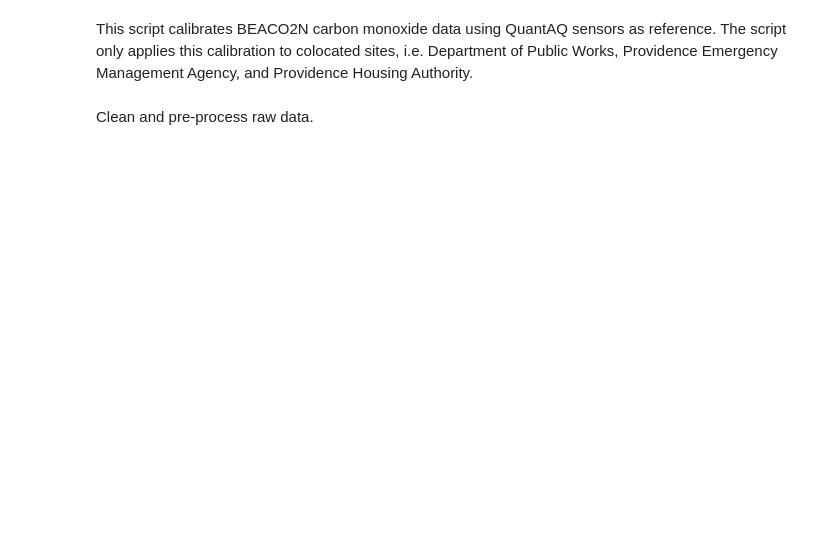
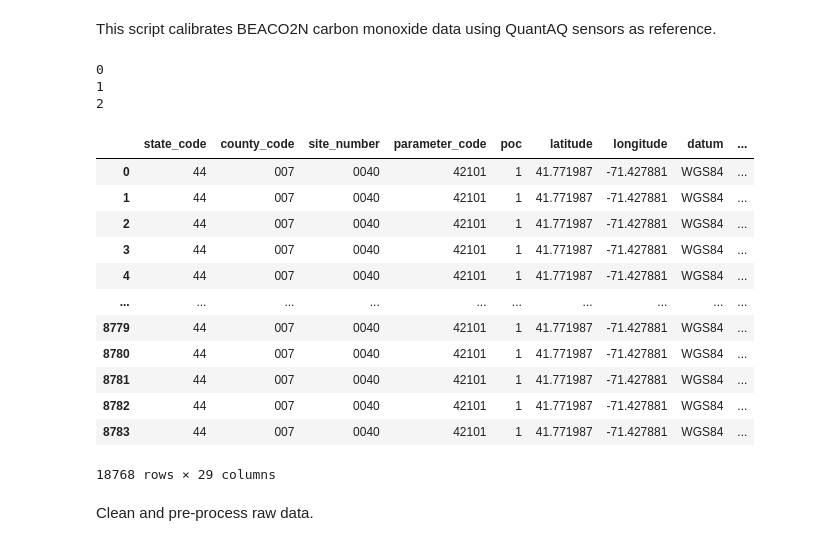
Before and after one commit to dwoodilla/bpp-scripts, a Jupyter notebook: BEACO2N_CO_calibration.ipynb, the cells around one changed output. Cells and saved outputs as stored; diff of their text form; code cells hidden in the pictures; blank space fills up the shorter version.

Commit message:
aqs data added (forgot to save notebook)

```diff
--- a/BEACO2N_CO_calibration.ipynb
+++ b/BEACO2N_CO_calibration.ipynb
@@ -1,5 +1,5 @@
 # %% [markdown]
-This script calibrates BEACO2N carbon monoxide data using QuantAQ sensors as reference. The script only applies this calibration to colocated sites, i.e. Department of Public Works, Providence Emergency Management Agency, and Providence Housing Authority.
+This script calibrates BEACO2N carbon monoxide data using QuantAQ sensors as reference.
 # %%
 # TODO: Merge these imports into the cells where they are used.
 import os
@@ -12,2 +18,63 @@ import typing as t
+# %%
+aqs.aqs_credentials(username="david_mike_woodilla@brown.edu", key="ochrecrane43")
+# RIDEM @ CCRI codes and parameters:
+#   stateFIPS = '44'
+#   countycode = '007'
+#   site = '0022'
+# Parameter no. for carbon monoxide: '42101'
+# display(aqs.bysite.sampledata(
+#     parameter='42101',
+#     bdate=date(2025,1,1),
+#     edate=date(2025,1,31),
+#     stateFIPS='44',
+#     countycode='007',
+#     sitenum='0040'
+# ))
+# bdate = date(2023, 1, 1)
+# edate = date(2023,12,31)
+# display(aqs.bystate.monitors(parameter='42101,42102', bdate=bdate, edate=edate, stateFIPS='44').T)
+
+# display(aqs.bysite.sampledata(
+#     parameter='42101',
+#     bdate=bdate,
+#     edate=edate,
+#     stateFIPS='44',
+#     countycode='007',
+#     sitenum='0040'
+# ))
+byear = 2022
+eyear = 2025
+aqs_df = [pd.DataFrame for _ in range(eyear-byear)]
+for i, year in enumerate(range(byear, eyear)):
+    print(i)
+    aqs_df[i] = aqs.bysite.sampledata(
+        parameter='42101',
+        bdate=date(year, 1, 1),
+        edate=date(year,12,31),
+        stateFIPS='44',
+        countycode='007',
+        sitenum='0040'
+    )
+
+# if type(aqs_df) != pd.DataFrame: raise TypeError("aqs_df is of type AQSAPI_V2, should be of type pd.DataFrame")
+aqs_df = pd.concat(aqs_df, join='outer', sort=False)
+display(aqs_df)
+# %% [output]
+0
+1
+2
+|  | state_code | county_code | site_number | parameter_code | poc | latitude | longitude | datum | ... |
+| 0 | 44 | 007 | 0040 | 42101 | 1 | 41.771987 | -71.427881 | WGS84 | ... |
+| 1 | 44 | 007 | 0040 | 42101 | 1 | 41.771987 | -71.427881 | WGS84 | ... |
+| 2 | 44 | 007 | 0040 | 42101 | 1 | 41.771987 | -71.427881 | WGS84 | ... |
+| 3 | 44 | 007 | 0040 | 42101 | 1 | 41.771987 | -71.427881 | WGS84 | ... |
+| 4 | 44 | 007 | 0040 | 42101 | 1 | 41.771987 | -71.427881 | WGS84 | ... |
+| ... | ... | ... | ... | ... | ... | ... | ... | ... | ... |
+| 8779 | 44 | 007 | 0040 | 42101 | 1 | 41.771987 | -71.427881 | WGS84 | ... |
+| 8780 | 44 | 007 | 0040 | 42101 | 1 | 41.771987 | -71.427881 | WGS84 | ... |
+| 8781 | 44 | 007 | 0040 | 42101 | 1 | 41.771987 | -71.427881 | WGS84 | ... |
+| 8782 | 44 | 007 | 0040 | 42101 | 1 | 41.771987 | -71.427881 | WGS84 | ... |
+| 8783 | 44 | 007 | 0040 | 42101 | 1 | 41.771987 | -71.427881 | WGS84 | ... |
+18768 rows × 29 columns
 # %% [markdown]
 Clean and pre-process raw data.
```
Also changed, not shown: parts of 5 cells of this notebook.
